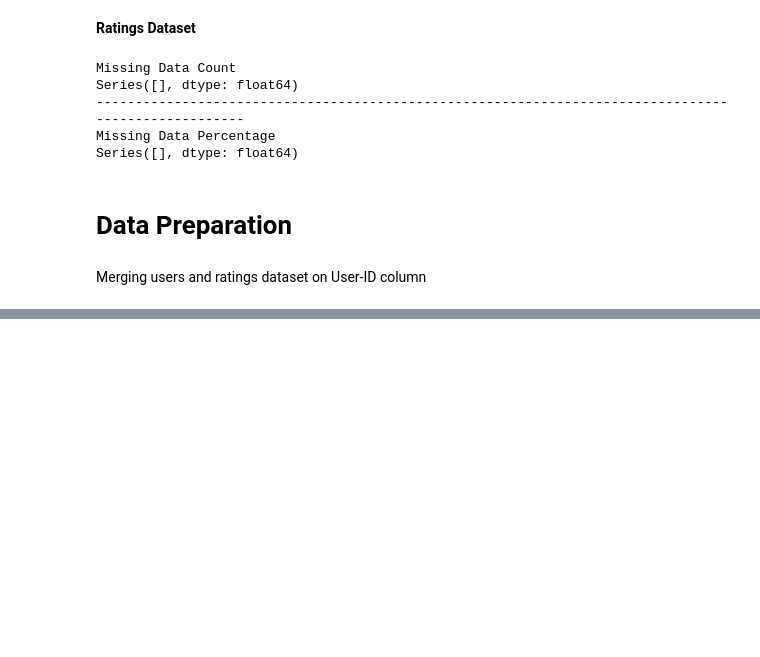
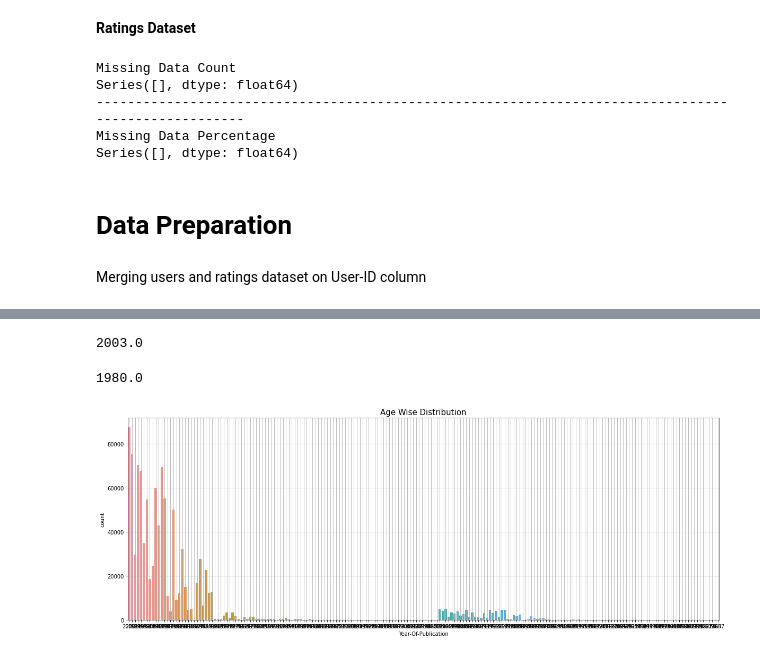
Before and after one commit to saurabhshinkar/BRS, a Jupyter notebook: Book_Recommendation_System_Saurabh_Shinkar.ipynb, the cells around one changed output, grey strips where cells are left out. Drawn from its saved outputs; the diff is of its cells as text; code cells hidden in the pictures; blank space fills up the shorter version.

```diff
--- a/Book_Recommendation_System_Saurabh_Shinkar.ipynb
+++ b/Book_Recommendation_System_Saurabh_Shinkar.ipynb
@@ -242,6 +229,9 @@ Image-URL-L    0.0
 Publisher      0.0
 Book-Author    0.0
 dtype: float64
+# %%
+#Dropping Nulls of Books data as they are negligible
+books.dropna(inplace=True)
 # %% [markdown]
 **Ratings Dataset**
 # %%
@@ -299,0 +317,2 @@ memory usage: 102.3+ MB
+# %%
+merged.drop(columns=['Image-URL-S','Image-URL-M','Image-URL-L'], axis=1,inplace=True)
@@ -299,0 +366,3 @@ memory usage: 102.3+ MB
+# %%
+#converting Reviews type into integer
+merged['Year-Of-Publication'] = pd.to_numeric(merged['Year-Of-Publication'])
@@ -299,0 +408,17 @@ memory usage: 102.3+ MB
+# %%
+upper_lim
+# %% [output]
+2003.0
+# %%
+lower_lim
+# %% [output]
+1980.0
+# %%
+#barplot of age and its counts
+plt.figure(figsize=(20,7))
+sns.countplot(x = merged['Year-Of-Publication'])
+plt.title('Age Wise Distribution',fontsize=15)
+plt.grid()
+plt.show()
+# %% [output]
+[figure, added]
```
Also changed, not shown: parts of 23 cells of this notebook.
